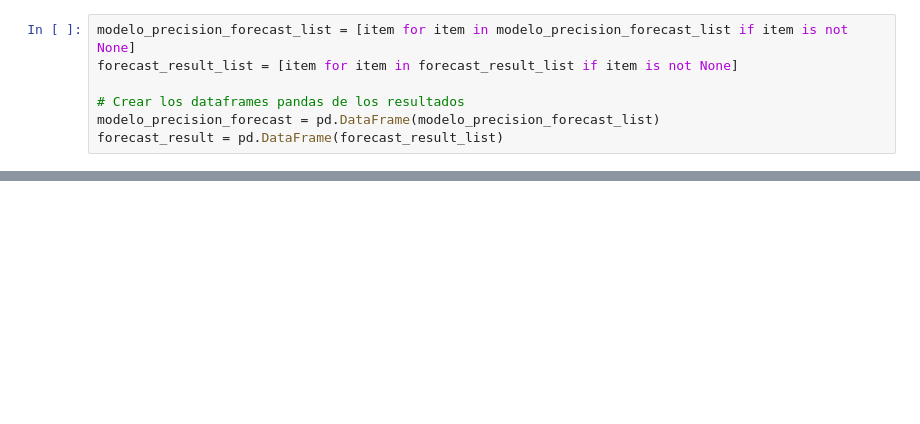
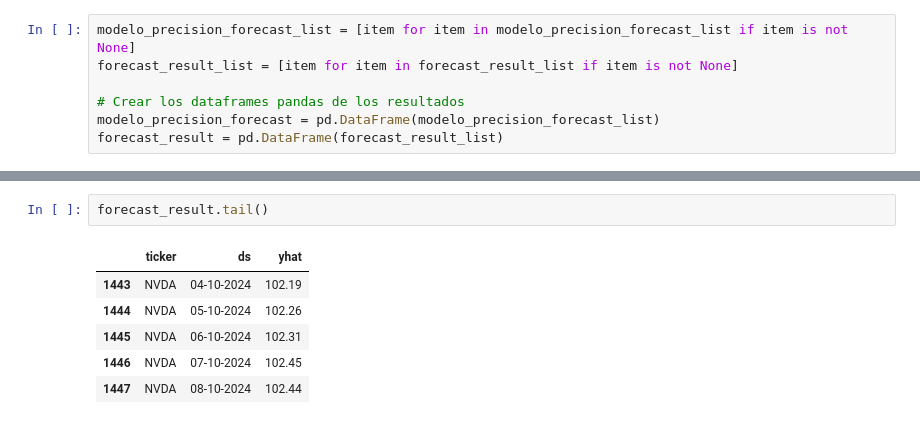
Before and after one commit to marcosherediapimienta/GenerativeAI_TimeSeries, a Jupyter notebook: Prophet_model_daily(h=180).ipynb, the cells around one changed output, grey strips where cells are left out. Drawn from its saved outputs; the diff is of its cells as text; blank space fills up the shorter version.

```diff
--- a/Prophet_model_daily(h=180).ipynb
+++ b/Prophet_model_daily(h=180).ipynb
@@ -173,0 +185,9 @@ modelo_precision_forecast
+# %%
+forecast_result.tail()
+# %% [output]
+|  | ticker | ds | yhat |
+| 1443 | NVDA | 04-10-2024 | 102.19 |
+| 1444 | NVDA | 05-10-2024 | 102.26 |
+| 1445 | NVDA | 06-10-2024 | 102.31 |
+| 1446 | NVDA | 07-10-2024 | 102.45 |
+| 1447 | NVDA | 08-10-2024 | 102.44 |
```
Also changed, not shown: parts of 5 cells of this notebook, 8 other files.
